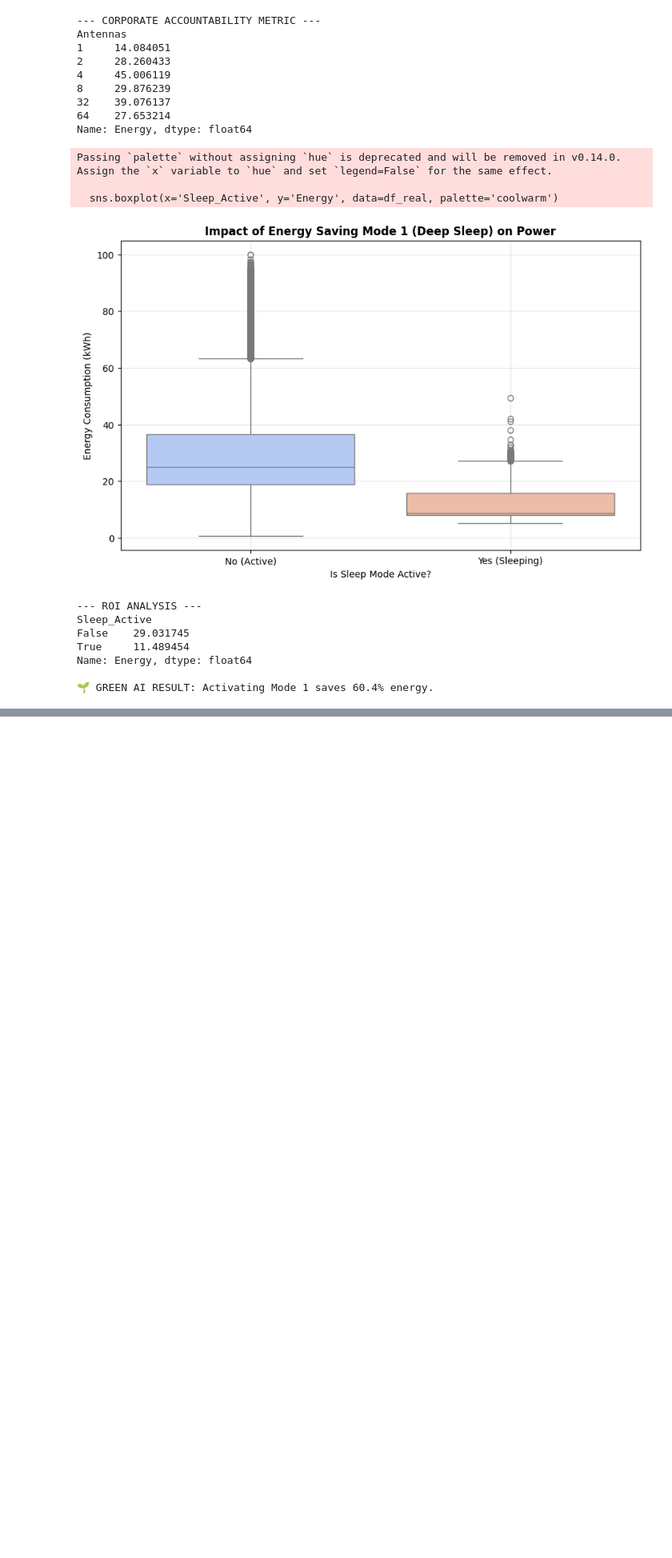
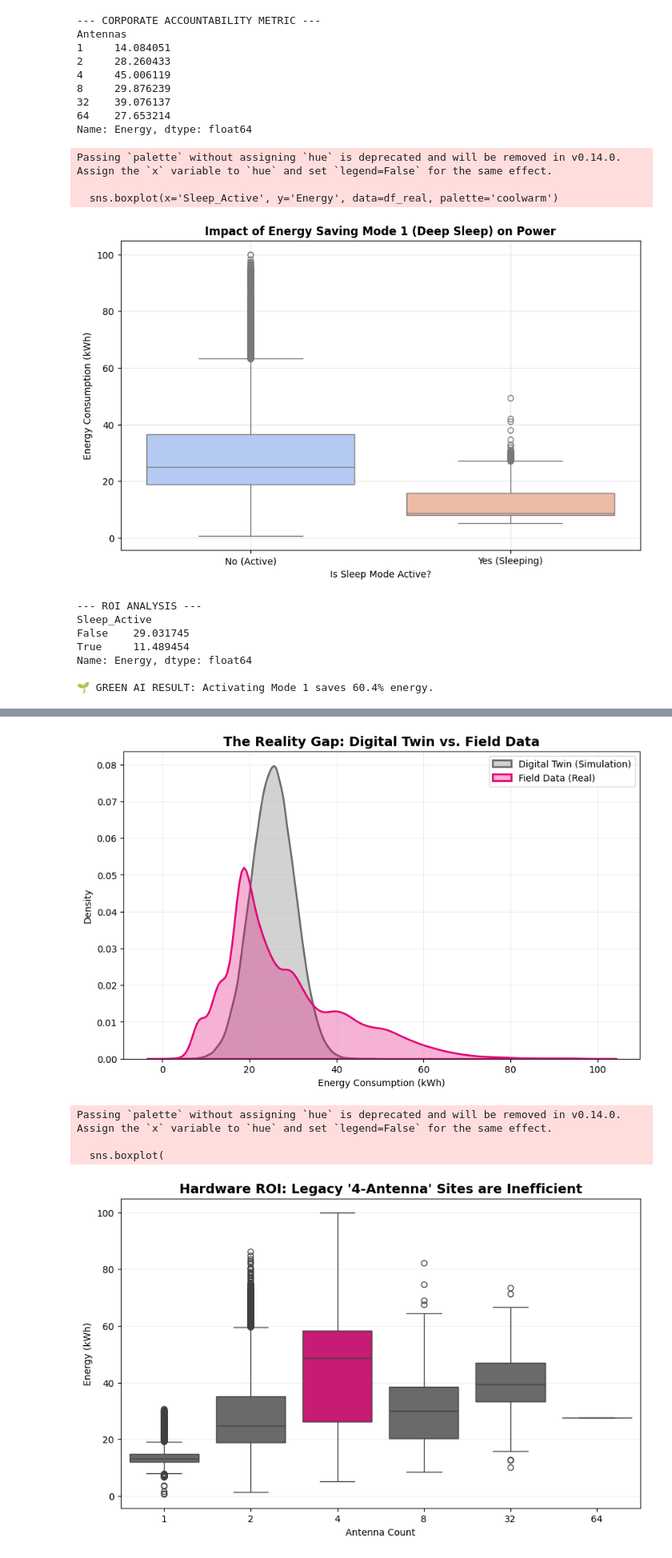
Before and after one commit to Data-Laur/t-mobile-green-energy-project, a Jupyter notebook: 📁 notebooks/05_Sim_to_Real_Validation (Huawei 5G Dataset).ipynb, the cells around one changed output, grey strips where cells are left out. Shown at 80% size. Cells and saved outputs as stored; diff of their text form; code cells hidden in the pictures; blank space fills up the shorter version.

Commit message:
feat: Finalized T-Mobile branded visualization and insights

```diff
--- a/📁 notebooks/05_Sim_to_Real_Validation (Huawei 5G Dataset).ipynb
+++ b/📁 notebooks/05_Sim_to_Real_Validation (Huawei 5G Dataset).ipynb
@@ -193,0 +218,80 @@ Name: Energy, dtype: float64
+# %%
+import pandas as pd
+import matplotlib.pyplot as plt
+import seaborn as sns
+
+# ==========================================
+# 1. LOAD DATA (Using the ACTUAL filenames found)
+# ==========================================
+# Since the files are in the same folder as the notebook, we just use the filename.
+bs_info = pd.read_csv("1_BSinfo_Hardware Configuration.csv")
+cl_stat = pd.read_csv("2_CLstat_Load (Traffic) vs ESMode_input feature X.csv")
+ec_stat = pd.read_csv("3_ECstat_Energy Consumption_Target Variable Y.csv")
+
+# Preprocess & Merge (Standard Logic)
+cl_stat['Time'] = pd.to_datetime(cl_stat['Time'])
+ec_stat['Time'] = pd.to_datetime(ec_stat['Time'])
+bs_load = cl_stat.groupby(['Time', 'BS']).agg({'load': 'mean'}).reset_index()
+df_real = pd.merge(bs_load, ec_stat, on=['Time', 'BS'], how='inner')
+bs_config = bs_info.groupby('BS').first().reset_index()
+df_real = pd.merge(df_real, bs_config, on='BS', how='left')
+df_real['Antennas_Cat'] = df_real['Antennas'].astype(str)
+
+# ==========================================
+# 2. T-MOBILE BRANDED PLOTS 🎨
+# ==========================================
+tm_magenta = '#E20074'  # T-Mobile Magenta
+tm_gray = '#6A6A6A'     # Corporate Gray
+tm_black = '#000000'
+
+# Create Synthetic Data for visual comparison
+import numpy as np
+np.random.seed(42)
+synthetic_energy = np.random.normal(loc=df_real['Energy'].mean() * 0.9, scale=5, size=len(df_real))
+
+# PLOT 1: The Reality Gap (Branded)
+plt.figure(figsize=(10, 6))
+sns.kdeplot(synthetic_energy, color=tm_gray, label='Digital Twin (Simulation)', fill=True, alpha=0.3, linewidth=2)
+sns.kdeplot(df_real['Energy'], color=tm_magenta, label='Field Data (Real)', fill=True, alpha=0.3, linewidth=2)
+plt.title("The Reality Gap: Digital Twin vs. Field Data", fontsize=14, fontweight='bold', color=tm_black)
+plt.xlabel("Energy Consumption (kWh)")
+plt.legend()
+plt.grid(True, alpha=0.2)
+
+# Save to the images folder (assuming it exists parallel to notebooks)
+# If images/ doesn't exist, we just save locally
+try:
+    plt.savefig('../images/reality_gap_branded.png', dpi=300)
+except:
+    plt.savefig('reality_gap_branded.png', dpi=300)
+
+plt.show()
+
+# PLOT 2: The Hardware ROI (Branded)
+plt.figure(figsize=(10, 6))
+my_palette = {cat: tm_magenta if cat == '4' else tm_gray for cat in df_real['Antennas_Cat'].unique()}
+
+sns.boxplot(
+    data=df_real,
+    x='Antennas_Cat',
+    y='Energy',
+    order=['1', '2', '4', '8', '32', '64'],
+    palette=my_palette
+)
+plt.title("Hardware ROI: Legacy '4-Antenna' Sites are Inefficient", fontsize=14, fontweight='bold', color=tm_black)
+plt.xlabel("Antenna Count")
+plt.ylabel("Energy (kWh)")
+plt.grid(True, axis='y', alpha=0.2)
+
+try:
+    plt.savefig('../images/hardware_roi_branded.png', dpi=300)
+except:
+    plt.savefig('hardware_roi_branded.png', dpi=300)
+
+plt.show()
+# %% [output]
+[figure, added]
+Passing `palette` without assigning `hue` is deprecated and will be removed in v0.14.0. Assign the `x` variable to `hue` and set `legend=False` for the same effect.
+
+  sns.boxplot(
+[figure, added]
```
Also changed, not shown: parts of 2 cells of this notebook, 7 other files.
